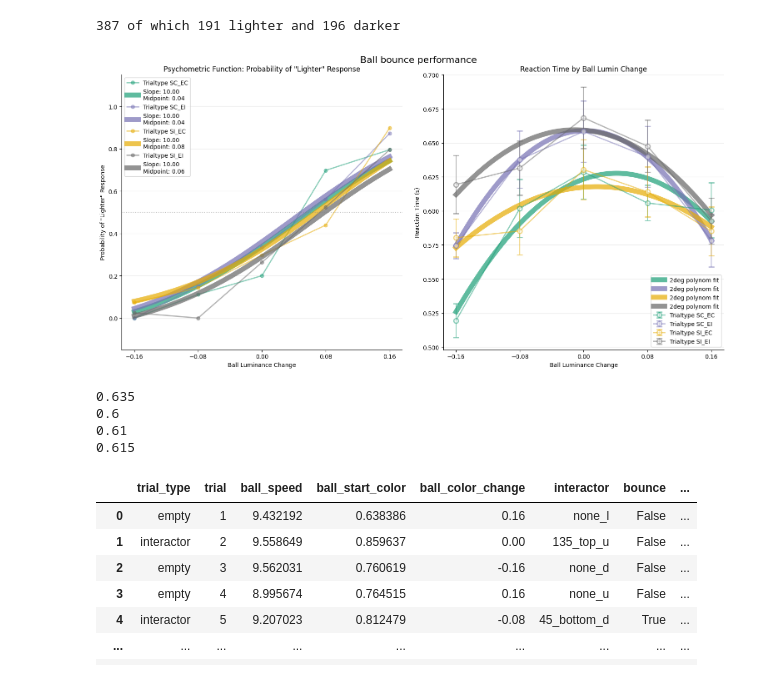
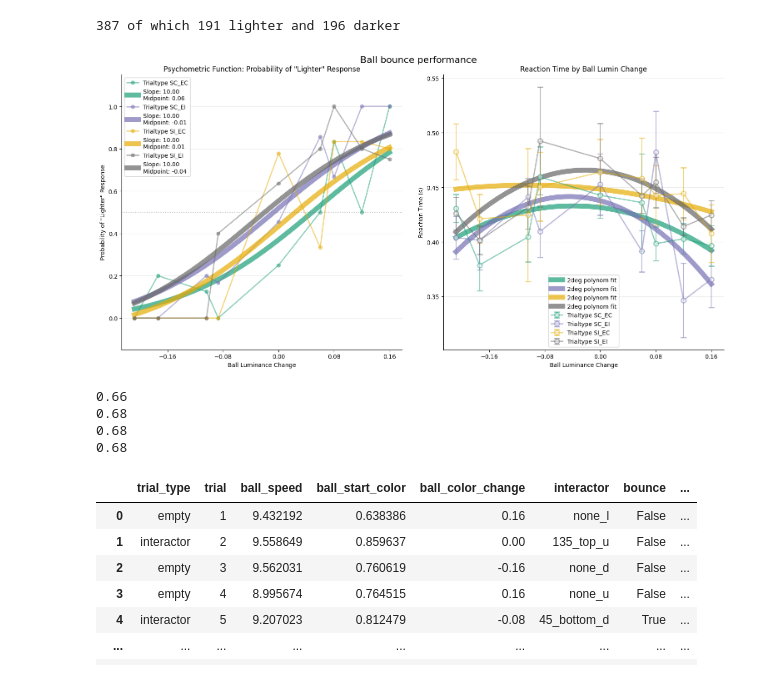
Before and after one commit to WiegerScheurer/physicspred, a Jupyter notebook: Notebooks/luminance_results.ipynb, the cells around one changed output. Drawn from its saved outputs; the diff is of its cells as text; code cells hidden in the pictures.

```diff
--- a/Notebooks/luminance_results.ipynb
+++ b/Notebooks/luminance_results.ipynb
@@ -189,7 +189,8 @@ def create_psychometric_plots(data, title=None, prob_ylim=None, rt_ylim=None,
                               prob_poly_fit=None, rt_poly_fit=None, rt_gaussian_fit=None, split_hypotheses=False,
                               save_fig:bool=False, cmap:str="gist_earth", line_alpha:float=.4, fit_alpha:float=.9,
                               prob_type:str="o-", rt_type:str="o-", fit_type:str="--",
-                              rt_correct_only:bool=False, fit_width:float=8.5, line_width:float=3.5):
+                              rt_correct_only:bool=False, fit_width:float=8.5, line_width:float=3.5,
+                              string_x_labels:bool=False):
     """
     Create two psychometric plots with customizable features.
 
@@ -548,7 +549,8 @@ import colormaps as cmaps
 
 # all_sub_names = ["653250", "303045", "189554", "893176", "418891"]
 # all_sub_names = ["303045", "189554", "893176", "418891"]
-all_sub_names = ["277924", "470283"]
+# all_sub_names = ["277924", "470283"]
+all_sub_names = ["686807soepjes", "823998soeoe"]
 sub_stack = pd.DataFrame()
 
 for sub_idx, sub in enumerate(all_sub_names):
@@ -571,6 +573,8 @@ sub_stack.reset_index(inplace=True, drop=True)
 
 # testdf = get_data(subject="sub-277924", task="ball_hue") # claire, 191 lighter, 196 darker
 # testdf = get_data(subject="sub-470283", task="ball_hue") # dota, 191 lighter, 196 darker
+# testdf = get_data(subject="sub-686807soepjes", task="ball_hue") # ikzelf voor luminance check
+# testdf = get_data(subject="sub-823998soeoe", task="ball_hue") # ikzelf weer voor luminance check
 testdf = sub_stack
 
 # testdf = get_data(subject=None, task="ball_hue")
@@ -580,38 +584,40 @@ testdf = sub_stack
 
 _ = create_psychometric_plots(data=testdf,
                               title="Ball bounce performance",
                               prob_ylim=(-.15, 1.15),
                               # prob_ylim=(.05 ,1),
                             #   rt_ylim=(0.45, 1),
                               prob_poly_fit=True,
                               # rt_gaussian_fit=1,
                               rt_poly_fit=2,
                               split_hypotheses=True,
                               cmap=cmaps.dark2,
                               line_alpha = .5,
                               fit_alpha = .7,
                               prob_type = "o-",
                               rt_type = "-o",
                               fit_type = "-",
                               fit_width = 8.5,
                               line_width = 2,
                               )
 
 cc = filter_condition(testdf, True, True)
 ci = filter_condition(testdf, True, False)
 ic = filter_condition(testdf, False, True)
 ii = filter_condition(testdf, False, False)
 
 print(np.sum(cc["accuracy"] == True) / len(cc["accuracy"]))
 print(np.sum(ci["accuracy"] == True) / len(ci["accuracy"]))
 print(np.sum(ic["accuracy"] == True) / len(ic["accuracy"]))
 print(np.sum(ii["accuracy"] == True) / len(ii["accuracy"]))
+
+# TODO: CHANGE THE X AXIS LABELS TO DARKEST, DARKER, SAME, LIGHTER, LIGHTEST (AS IT'S ABOUT PERCEPTUAL DISCRIMINABILITY, RATHER THAN LUMINANCE CHANGE)
 # %% [output]
-[figure, old version]
+[figure, new version]
-0.635
-0.6
-0.61
-0.615
+0.66
+0.68
+0.68
+0.68
 # %%
 testdf
 # %% [output]
```
Also changed, not shown: parts of 5 cells of this notebook, 28 other files.
